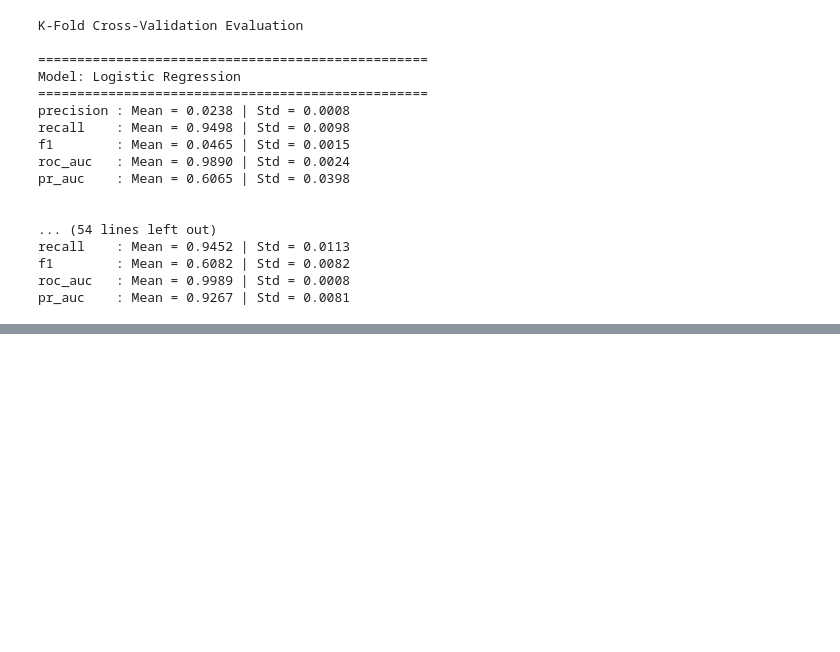
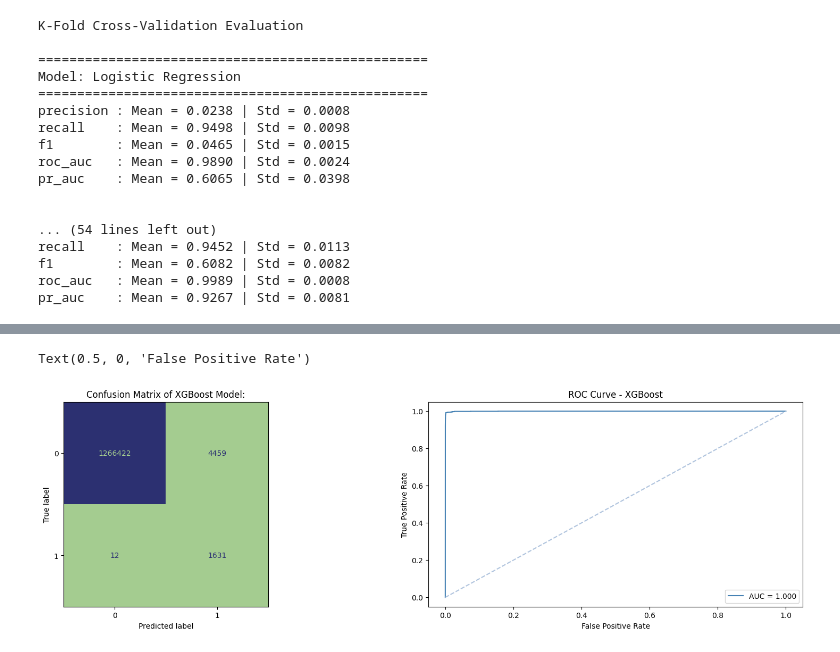
Before and after one commit to luunguyentankhai/ADY201m, a Jupyter notebook: preprocessing/data_cleaning.ipynb, the cells around one changed output, grey strips where cells are left out. Drawn from its saved outputs; the diff is of its cells as text; code cells hidden in the pictures; blank space fills up the shorter version.

```diff
--- a/preprocessing/data_cleaning.ipynb
+++ b/preprocessing/data_cleaning.ipynb
@@ -702,3 +714,16 @@ recall    : Mean = 0.9452 | Std = 0.0113
 f1        : Mean = 0.6082 | Std = 0.0082
 roc_auc   : Mean = 0.9989 | Std = 0.0008
 pr_auc    : Mean = 0.9267 | Std = 0.0081
+# %%
+from sklearn.metrics import classification_report, roc_curve, auc, ConfusionMatrixDisplay
+
+model = HistGradientBoostingClassifier(
+        learning_rate=0.1,
+        max_iter=200,
+        max_depth=10,
+        min_samples_leaf=20,
+        l2_regularization=1.0,
+        random_state=42
+    )
+
+model.fit(x_train_resampled, y_train_resampled)
@@ -704,0 +733,5 @@ pr_auc    : Mean = 0.9267 | Std = 0.0081
+# %%
+y_pred = model.predict(x_test)
+y_pred_score = model.predict_proba(x_test)[:,1]
+print("XGBoost:")
+print(classification_report(y_pred, y_test, labels= [0,1], target_names= ['Non-Fraud', 'Fraud']))
@@ -704,0 +748,19 @@ pr_auc    : Mean = 0.9267 | Std = 0.0081
+# %%
+fig, ax = plt.subplots(1, 2, figsize=(20,5))
+ax[0].set_title('Confusion Matrix of XGBoost Model:')
+ConfusionMatrixDisplay.from_predictions(y_test, y_pred, colorbar=False, values_format='', cmap='crest', ax=ax[0])
+ax[0].grid(False)
+
+
+
+fpr, tpr, thresholds = roc_curve(y_test, y_pred_score)
+roc_auc = auc(fpr, tpr)
+ax[1].set_title('ROC Curve - XGBoost')
+ax[1].plot(fpr, tpr, label = 'AUC = %0.3f' % roc_auc, c='steelblue')
+ax[1].plot([0,1],[0,1],'--', c='lightsteelblue')
+ax[1].legend(loc='lower right')
+ax[1].set_ylabel('True Positive Rate')
+ax[1].set_xlabel('False Positive Rate')
+# %% [output]
+Text(0.5, 0, 'False Positive Rate')
+[figure, added]
```
Also changed, not shown: parts of 4 cells of this notebook.
